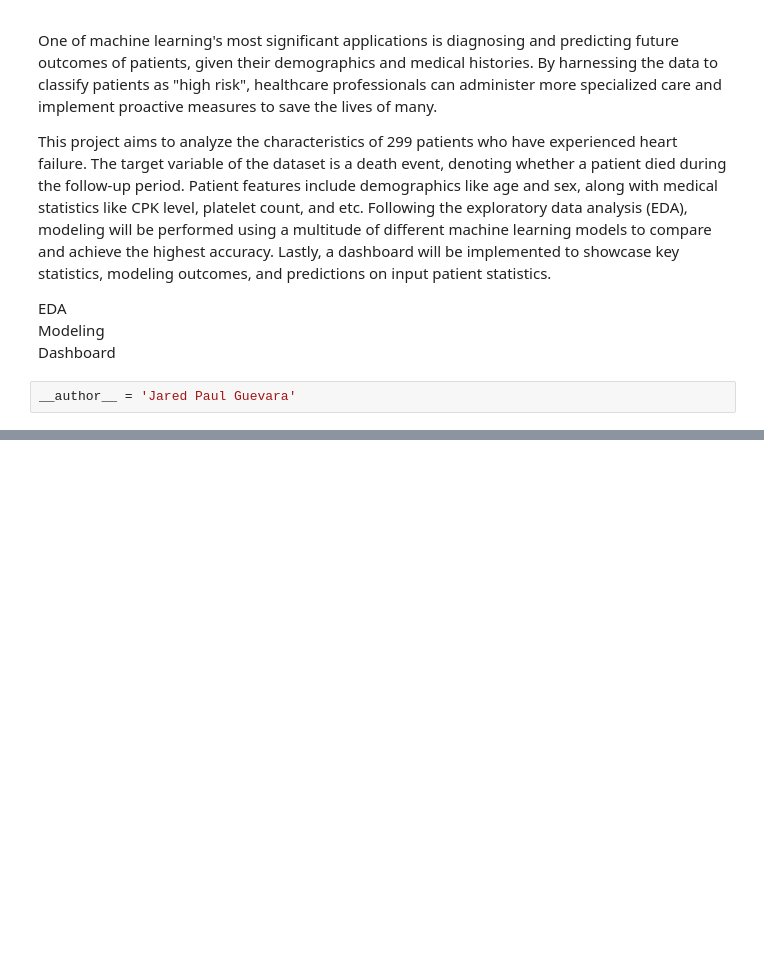
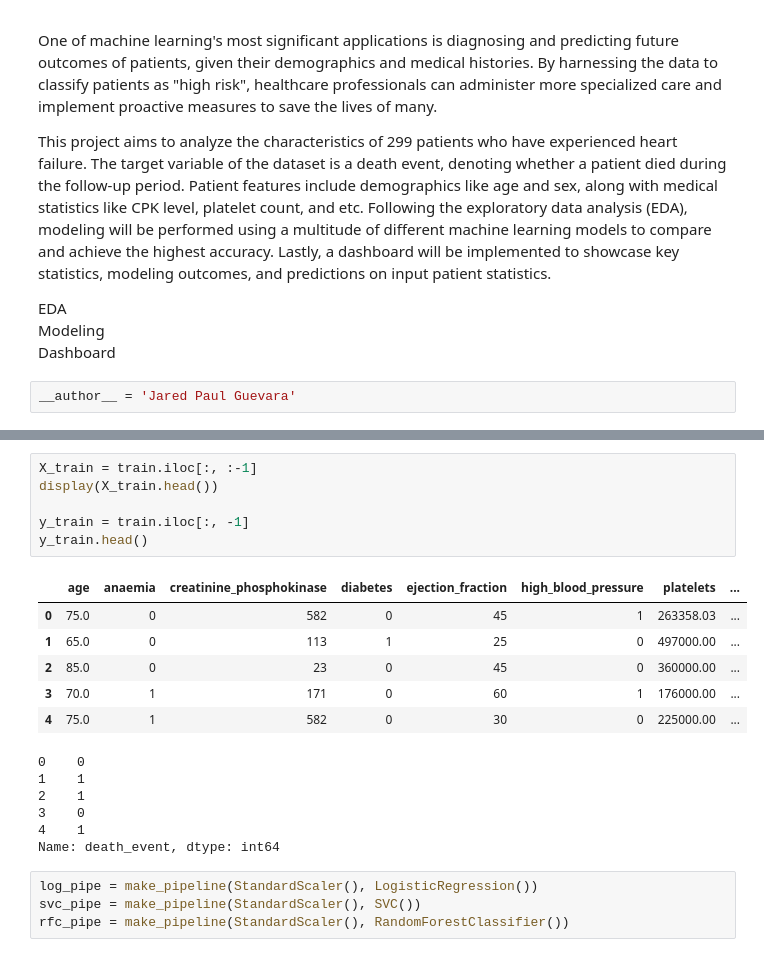
Before and after one commit to saltyjared/heart-failure-analysis, a Jupyter notebook: 2_modeling_jpg_2024-12-17.ipynb, the cells around one changed output, grey strips where cells are left out. Drawn from its saved outputs; the diff is of its cells as text; blank space fills up the shorter version.

```diff
--- a/2_modeling_jpg_2024-12-17.ipynb
+++ b/2_modeling_jpg_2024-12-17.ipynb
@@ -19,0 +34,23 @@ from sklearn.model_selection import train_test_split
+# %%
+X_train = train.iloc[:, :-1]
+display(X_train.head())
+
+y_train = train.iloc[:, -1]
+y_train.head()
+# %% [output]
+|  | age | anaemia | creatinine_phosphokinase | diabetes | ejection_fraction | high_blood_pressure | platelets | ... |
+| 0 | 75.0 | 0 | 582 | 0 | 45 | 1 | 263358.03 | ... |
+| 1 | 65.0 | 0 | 113 | 1 | 25 | 0 | 497000.00 | ... |
+| 2 | 85.0 | 0 | 23 | 0 | 45 | 0 | 360000.00 | ... |
+| 3 | 70.0 | 1 | 171 | 0 | 60 | 1 | 176000.00 | ... |
+| 4 | 75.0 | 1 | 582 | 0 | 30 | 0 | 225000.00 | ... |
+0    0
+1    1
+2    1
+3    0
+4    1
+Name: death_event, dtype: int64
+# %%
+log_pipe = make_pipeline(StandardScaler(), LogisticRegression())
+svc_pipe = make_pipeline(StandardScaler(), SVC())
+rfc_pipe = make_pipeline(StandardScaler(), RandomForestClassifier())
```
Also changed, not shown: parts of 1 cell of this notebook, 4 other files.
